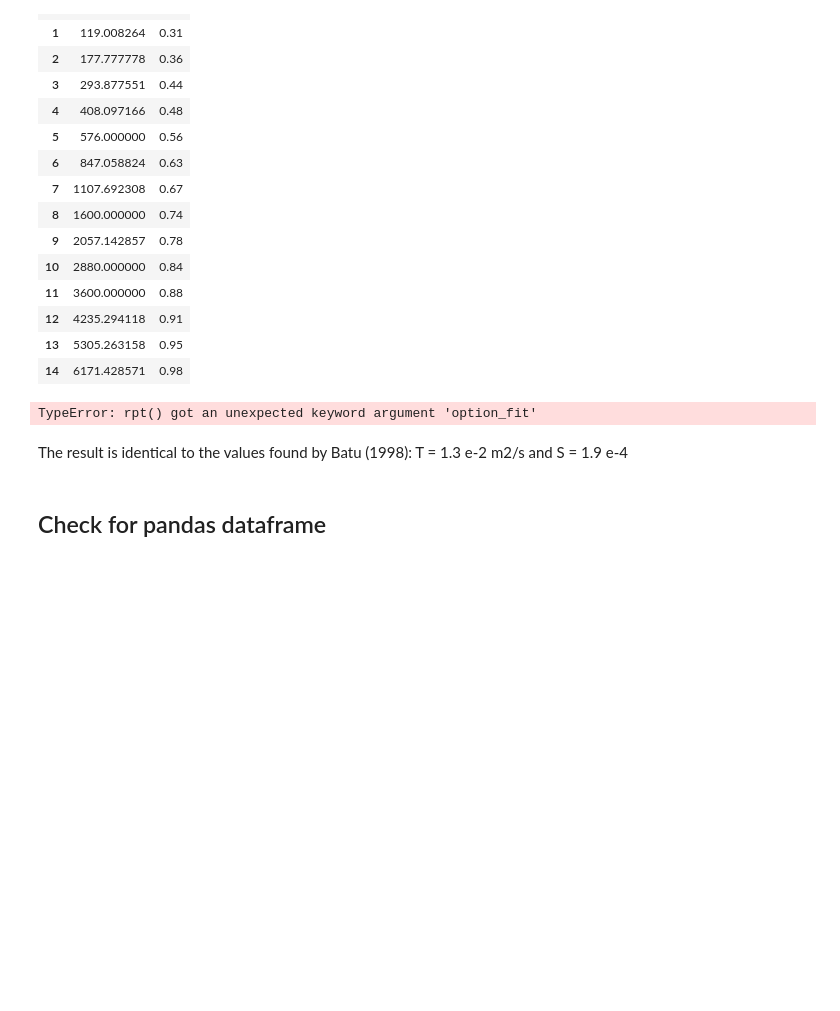
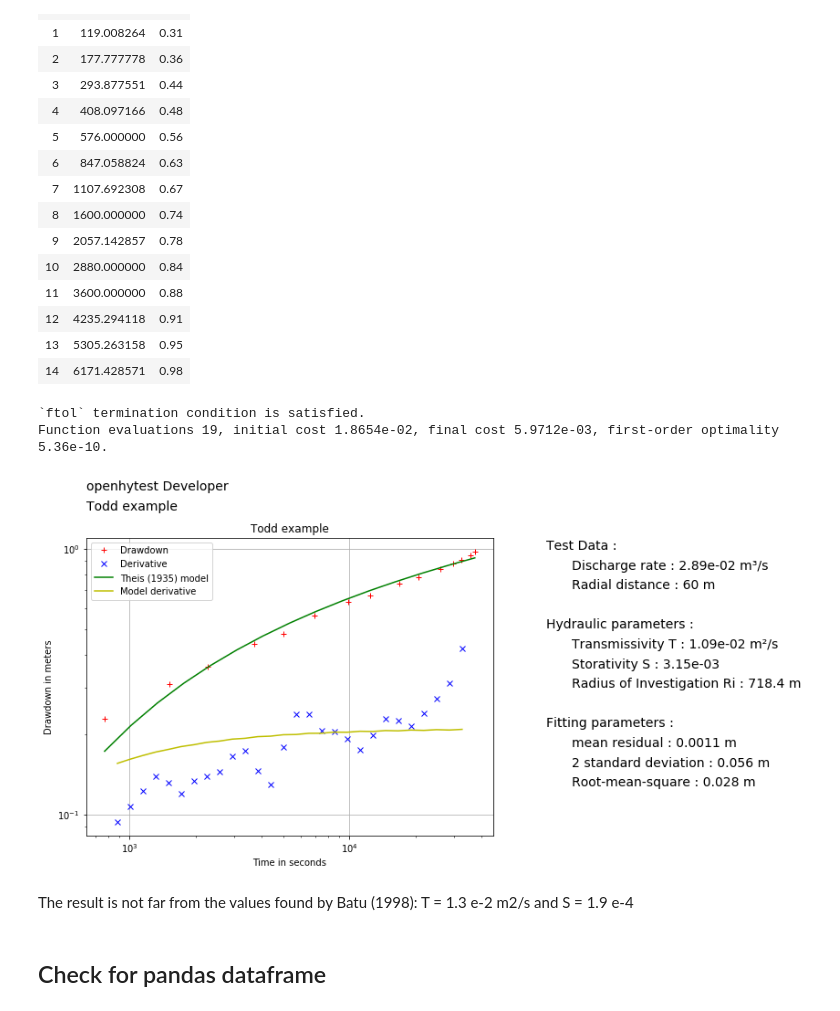
Before and after one commit to UniNE-CHYN/openhytest, a Jupyter notebook: notebooks/Demo_Agarwal_time.ipynb, the cells around one changed output. Cells and saved outputs as stored; diff of their text form; code cells hidden in the pictures; blank space fills up the shorter version.

```diff
--- a/notebooks/Demo_Agarwal_time.ipynb
+++ b/notebooks/Demo_Agarwal_time.ipynb
@@ -57,11 +57,13 @@ test.agarwal_time(df=data, Qmat=tp)
 # %%
 theis_model=ht.Theis(r=d, Q=qp, df=test.agarwal)
 theis_model.guess_params()
-theis_model.rpt(option_fit='trf', ttle='Todd example', author='openhytest Developer', filetype='pdf', reptext='Todd example')
+theis_model.rpt(ttle='Todd example', author='openhytest Developer', filetype='pdf', reptext='Todd example')
 # %% [output]
-TypeError: rpt() got an unexpected keyword argument 'option_fit'
+`ftol` termination condition is satisfied.
+Function evaluations 19, initial cost 1.8654e-02, final cost 5.9712e-03, first-order optimality 5.36e-10.
+[figure, added]
 # %% [markdown]
-The result is identical to the values found by Batu (1998): T  = 1.3 e-2 m2/s and S = 1.9 e-4
+The result is not far from the values found by Batu (1998): T  = 1.3 e-2 m2/s and S = 1.9 e-4
 # %% [markdown]
 ## Check for pandas dataframe
 # %%
```
Also changed, not shown: parts of 1 cell of this notebook, 17 other files.
